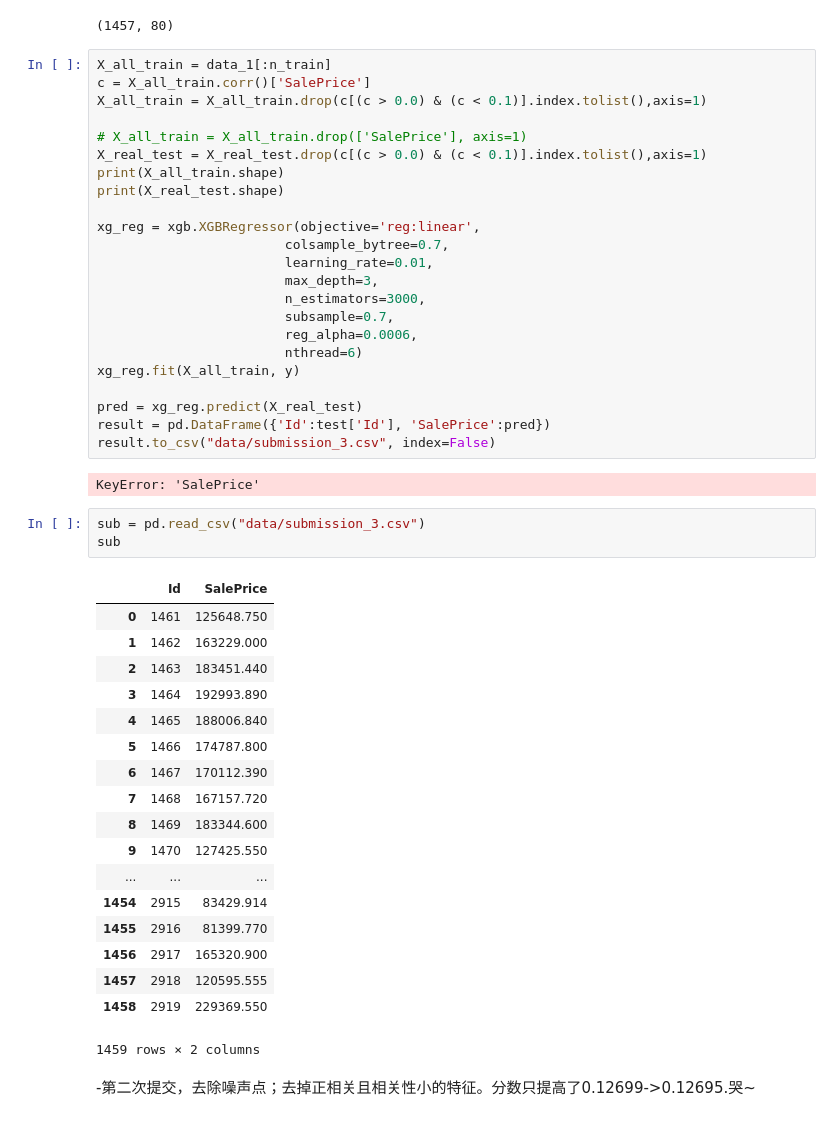
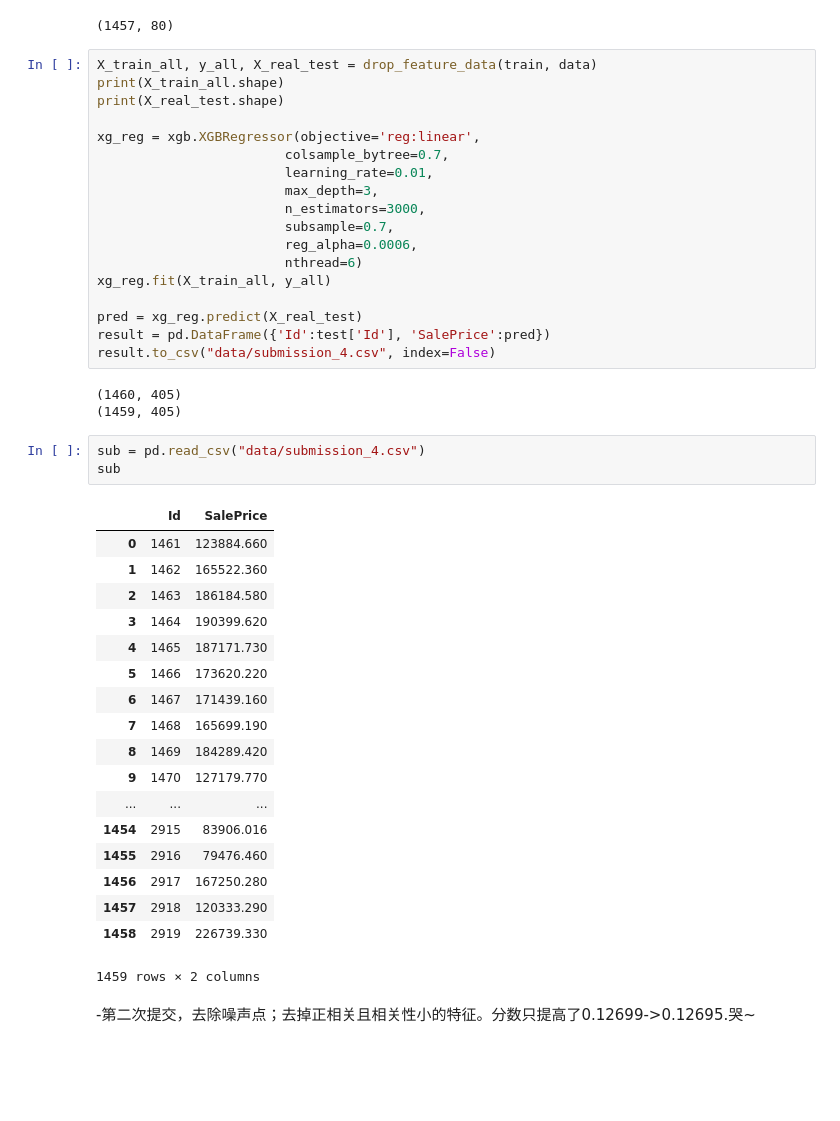
Before and after one commit to zingp/kaggle, a Jupyter notebook: LosAngelesHousePricesForecast/new.ipynb, the cells around one changed output. Saved outputs shown, nothing was run; the diff lists cells and outputs as text; blank space fills up the shorter version.

```diff
--- a/LosAngelesHousePricesForecast/new.ipynb
+++ b/LosAngelesHousePricesForecast/new.ipynb
@@ -288,13 +231,8 @@ X_1.shape
 # %% [output]
 (1457, 80)
 # %%
-X_all_train = data_1[:n_train]
-c = X_all_train.corr()['SalePrice']
-X_all_train = X_all_train.drop(c[(c > 0.0) & (c < 0.1)].index.tolist(),axis=1)
-
-# X_all_train = X_all_train.drop(['SalePrice'], axis=1)
-X_real_test = X_real_test.drop(c[(c > 0.0) & (c < 0.1)].index.tolist(),axis=1)
-print(X_all_train.shape)
+X_train_all, y_all, X_real_test = drop_feature_data(train, data)
+print(X_train_all.shape)
 print(X_real_test.shape)
 
 xg_reg = xgb.XGBRegressor(objective='reg:linear',
@@ -305,34 +243,35 @@ xg_reg = xgb.XGBRegressor(objective='reg:linear',
                         subsample=0.7,
                         reg_alpha=0.0006,
                         nthread=6)
-xg_reg.fit(X_all_train, y)
+xg_reg.fit(X_train_all, y_all)
 
 pred = xg_reg.predict(X_real_test)
 result = pd.DataFrame({'Id':test['Id'], 'SalePrice':pred})
-result.to_csv("data/submission_3.csv", index=False)
+result.to_csv("data/submission_4.csv", index=False)
 # %% [output]
-KeyError: 'SalePrice'
+(1460, 405)
+(1459, 405)
 # %%
-sub = pd.read_csv("data/submission_3.csv")
+sub = pd.read_csv("data/submission_4.csv")
 sub
 # %% [output]
 |  | Id | SalePrice |
-| 0 | 1461 | 125648.750 |
-| 1 | 1462 | 163229.000 |
-| 2 | 1463 | 183451.440 |
-| 3 | 1464 | 192993.890 |
-| 4 | 1465 | 188006.840 |
-| 5 | 1466 | 174787.800 |
-| 6 | 1467 | 170112.390 |
-| 7 | 1468 | 167157.720 |
-| 8 | 1469 | 183344.600 |
-| 9 | 1470 | 127425.550 |
+| 0 | 1461 | 123884.660 |
+| 1 | 1462 | 165522.360 |
+| 2 | 1463 | 186184.580 |
+| 3 | 1464 | 190399.620 |
+| 4 | 1465 | 187171.730 |
+| 5 | 1466 | 173620.220 |
+| 6 | 1467 | 171439.160 |
+| 7 | 1468 | 165699.190 |
+| 8 | 1469 | 184289.420 |
+| 9 | 1470 | 127179.770 |
 | ... | ... | ... |
-| 1454 | 2915 | 83429.914 |
-| 1455 | 2916 | 81399.770 |
-| 1456 | 2917 | 165320.900 |
-| 1457 | 2918 | 120595.555 |
-| 1458 | 2919 | 229369.550 |
+| 1454 | 2915 | 83906.016 |
+| 1455 | 2916 | 79476.460 |
+| 1456 | 2917 | 167250.280 |
+| 1457 | 2918 | 120333.290 |
+| 1458 | 2919 | 226739.330 |
 1459 rows × 2 columns
 # %% [markdown]
 -第二次提交，去除噪声点；去掉正相关且相关性小的特征。分数只提高了0.12699->0.12695.哭~
```
Also changed, not shown: parts of 43 cells of this notebook.
